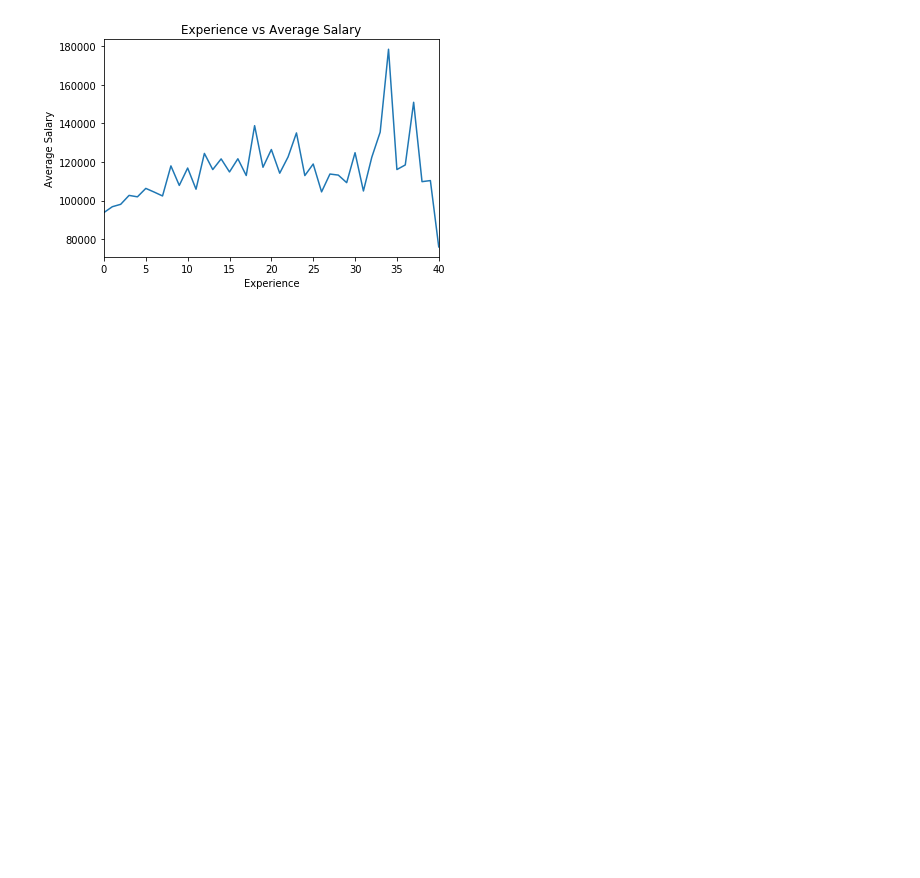
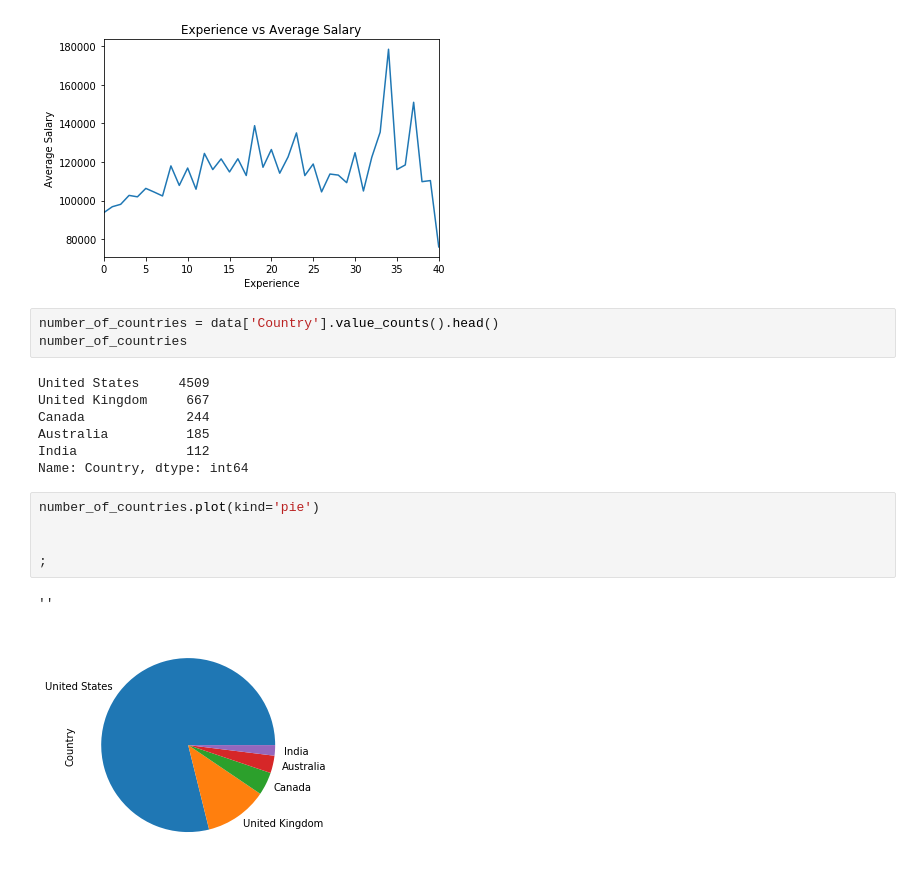
Before and after one commit to imanuelcg/data-professional-salaries-project, a Jupyter notebook: Project 1 .ipynb, the cells around one changed output. Cells and saved outputs as stored; diff of their text form; blank space fills up the shorter version.

```diff
--- a/Project 1 .ipynb
+++ b/Project 1 .ipynb
@@ -154,3 +173,21 @@ employment_status_4.set_title('Experience vs Average Salary')
 # %% [output]
 ''
 [figure]
+# %%
+number_of_countries = data['Country'].value_counts().head()
+number_of_countries
+# %% [output]
+United States     4509
+United Kingdom     667
+Canada             244
+Australia          185
+India              112
+Name: Country, dtype: int64
+# %%
+number_of_countries.plot(kind='pie')
+
+
+;
+# %% [output]
+''
+[figure, added]
```
Also changed, not shown: parts of 1 cell of this notebook, 1 other file.
